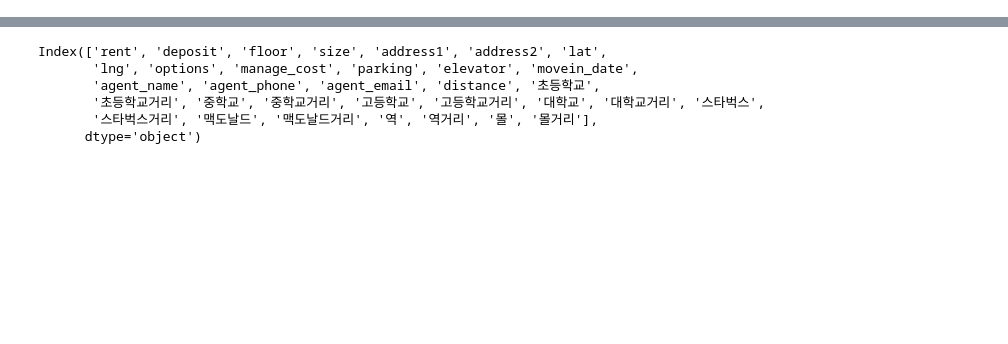
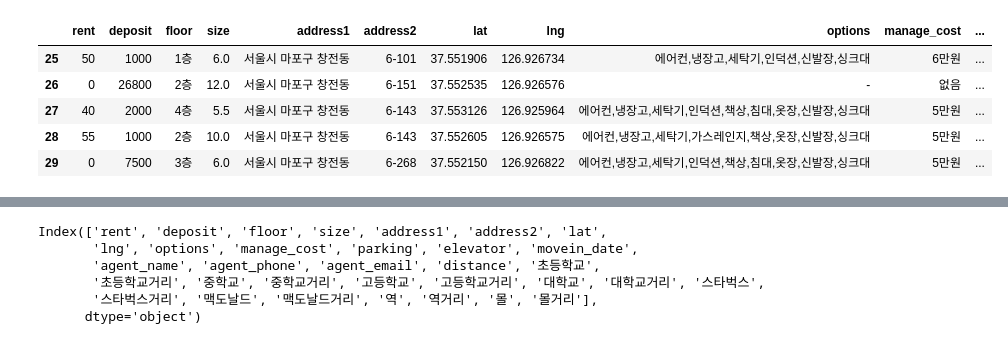
Before and after one commit to p829911/Room_Distance_Analysis, a Jupyter notebook: distance_calculator.ipynb, the cells around one changed output, grey strips where cells are left out. Saved outputs shown, nothing was run; the diff lists cells and outputs as text; code cells hidden in the pictures; blank space fills up the shorter version.

```diff
--- a/distance_calculator.ipynb
+++ b/distance_calculator.ipynb
@@ -7,2 +7,11 @@ zigbang_df = pd.read_csv("zigbang_crawling.csv")
+# %%
+zigbang_df.tail()
+# %% [output]
+|  | rent | deposit | floor | size | address1 | address2 | lat | lng | options | manage_cost | ... |
+| 25 | 50 | 1000 | 1층 | 6.0 | 서울시 마포구 창전동 | 6-101 | 37.551906 | 126.926734 | 에어컨,냉장고,세탁기,인덕션,신발장,싱크대 | 6만원 | ... |
+| 26 | 0 | 26800 | 2층 | 12.0 | 서울시 마포구 창전동 | 6-151 | 37.552535 | 126.926576 | - | 없음 | ... |
+| 27 | 40 | 2000 | 4층 | 5.5 | 서울시 마포구 창전동 | 6-143 | 37.553126 | 126.925964 | 에어컨,냉장고,세탁기,인덕션,책상,침대,옷장,신발장,싱크대 | 5만원 | ... |
+| 28 | 55 | 1000 | 2층 | 10.0 | 서울시 마포구 창전동 | 6-143 | 37.552605 | 126.926575 | 에어컨,냉장고,세탁기,가스레인지,책상,옷장,신발장,싱크대 | 5만원 | ... |
+| 29 | 0 | 7500 | 3층 | 6.0 | 서울시 마포구 창전동 | 6-268 | 37.552150 | 126.926822 | 에어컨,냉장고,세탁기,인덕션,책상,침대,옷장,신발장,싱크대 | 5만원 | ... |
 # %%
 location_name = ["초등학교", "중학교", "고등학교", "대학교", "스타벅스", "맥도날드", "역", "몰"]
```
Also changed, not shown: parts of 11 cells of this notebook, 1 other file.
